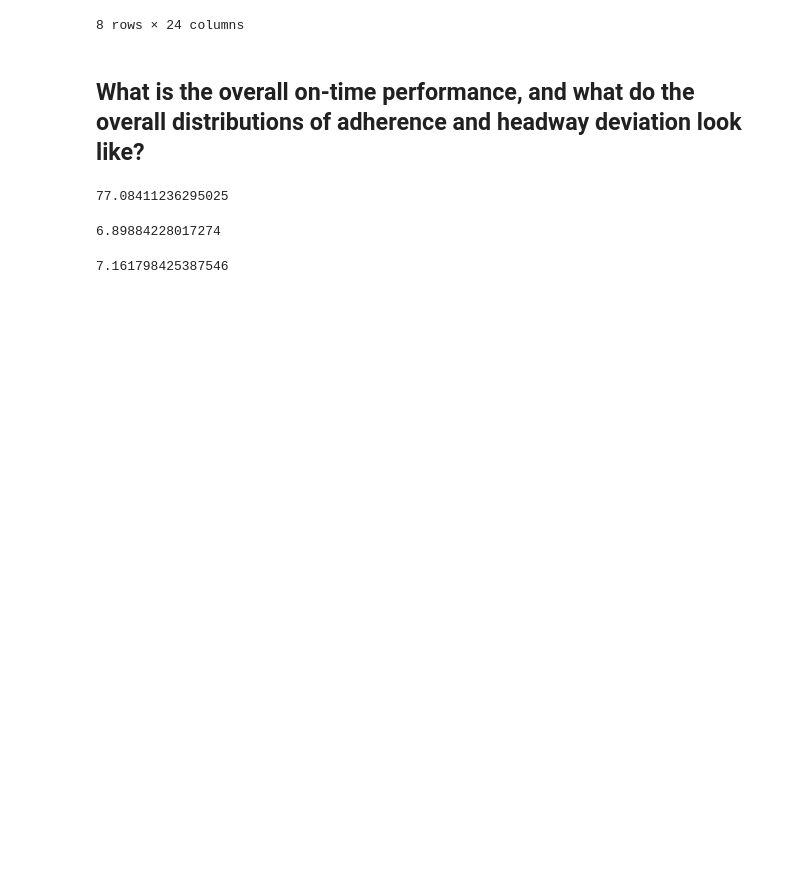
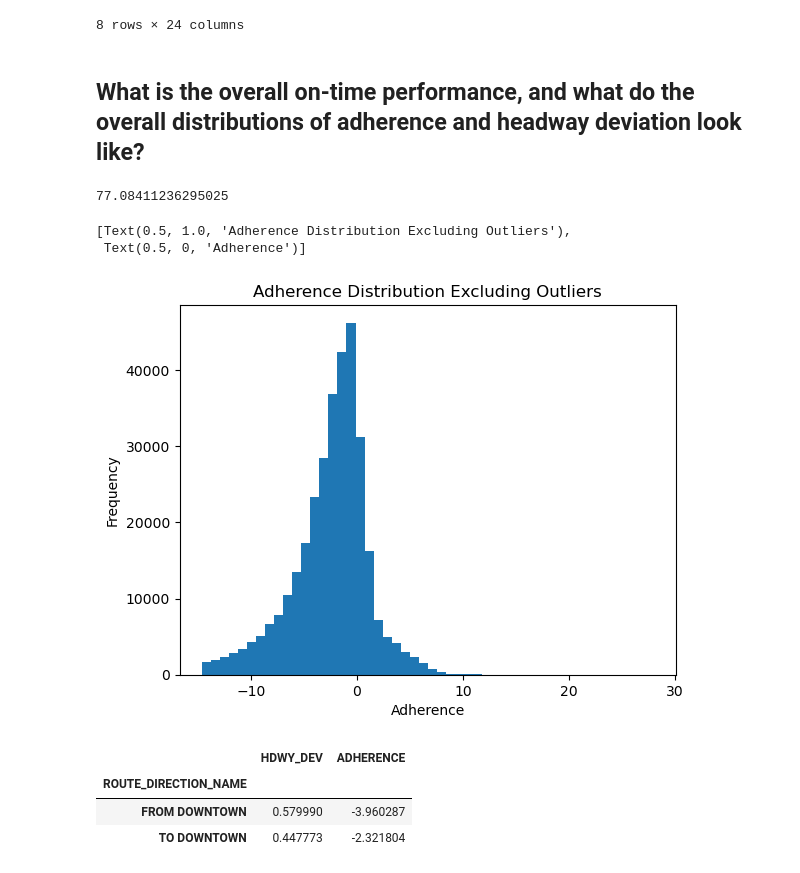
Before and after one commit to NSS-Data-Analytics-Cohort-11/wego-raiders, a Jupyter notebook: notebooks/WeGo_Raiders_NGartley.ipynb, the cells around one changed output. Saved outputs shown, nothing was run; the diff lists cells and outputs as text; code cells hidden in the pictures; blank space fills up the shorter version.

Commit message:
question 2 visualizations

```diff
--- a/notebooks/WeGo_Raiders_NGartley.ipynb
+++ b/notebooks/WeGo_Raiders_NGartley.ipynb
@@ -32,10 +33,23 @@ wego.describe()
 # %% [output]
 77.08411236295025
 # %%
-wego["ADHERENCE"].std()
+ad_ad = wego["ADHERENCE"].std()
-# %% [output]
-6.89884228017274
 # %%
-wego["HDWY_DEV"].std()
+ad_dev = wego["HDWY_DEV"].std()
-# %% [output]
-7.161798425387546
+# %%
+ax = (
+    wego[wego['ADHERENCE'].between(ad_ad - ad_dev*3,
+                                   ad_ad + ad_dev*3,
+                                   inclusive='both')]
+    ['ADHERENCE']
+    .plot(kind='hist',
+          bins=50)
+)
+ax.set(
+    title='Adherence Distribution Excluding Outliers',
+    xlabel='Adherence'
+    )
+# %% [output]
+[Text(0.5, 1.0, 'Adherence Distribution Excluding Outliers'),
+ Text(0.5, 0, 'Adherence')]
+[figure, added]
@@ -41,0 +60,7 @@ wego["HDWY_DEV"].std()
+# %%
+dir_headway
+# %% [output]
+|  | HDWY_DEV | ADHERENCE |
+| ROUTE_DIRECTION_NAME |  |  |
+| FROM DOWNTOWN | 0.579990 | -3.960287 |
+| TO DOWNTOWN | 0.447773 | -2.321804 |
```
Also changed, not shown: parts of 11 cells of this notebook, 1 other file.
